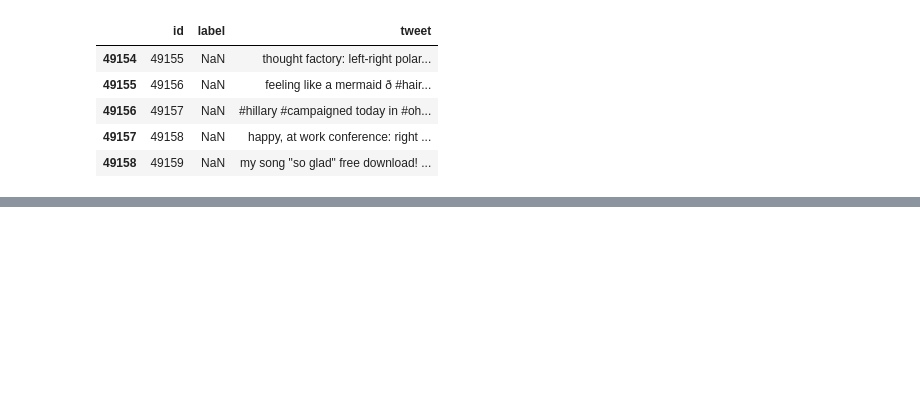
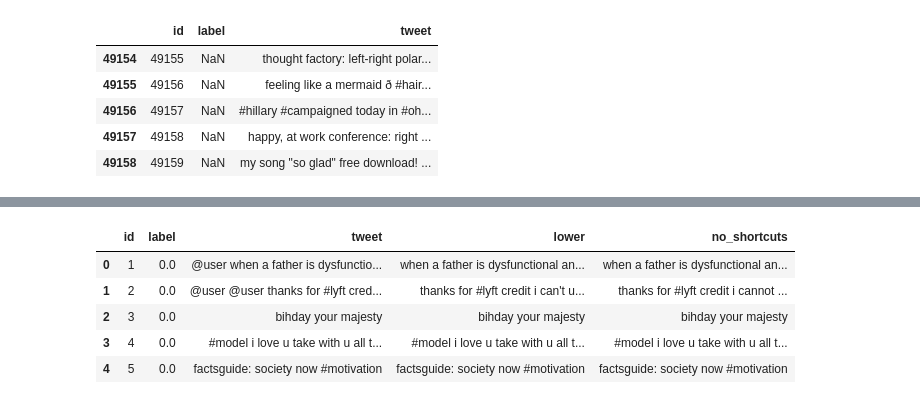
Before and after one commit to ArtemPrianikov/NLP, a Jupyter notebook: 01/hw_lesson_1.ipynb, the cells around one changed output, grey strips where cells are left out. Saved outputs shown, nothing was run; the diff lists cells and outputs as text; code cells hidden in the pictures; blank space fills up the shorter version.

```diff
--- a/01/hw_lesson_1.ipynb
+++ b/01/hw_lesson_1.ipynb
@@ -429,0 +426,13 @@ h.unescape(s)
+# %%
+# создаём функцию для замены сокращений: в ней мне удалось обойтись без использовани re,
+# что, возможно, увеличит скорость работы
+def replace_shortcuts(text, _dict):
+    _dict_keys = list(_dict.keys())
+    words = text.split()
+    for word in words:
+        real_word = ' '+word+' '
+        if word in _dict_keys:
+            new_word = ' '+_dict[word]+' '
+            text = text.replace(real_word, new_word)
+            #text = re.sub(real_word, new_word, text)
+    return text
@@ -429,0 +451,18 @@ h.unescape(s)
+# %%
+# сохраняем текст всех объектов в вектор
+text = combine_df['lower']
+# %%
+# создаём объект векторайзера
+vec_sh = np.vectorize(replace_shortcuts)
+# %%
+# во вновь созданный столбец помещаем преобразованный текст
+combine_df['no_shortcuts']=vec_sh(text, apostrophe_dict)
+# %%
+combine_df.head(5)
+# %% [output]
+|  | id | label | tweet | lower | no_shortcuts |
+| 0 | 1 | 0.0 | @user when a father is dysfunctio... | when a father is dysfunctional an... | when a father is dysfunctional an... |
+| 1 | 2 | 0.0 | @user @user thanks for #lyft cred... | thanks for #lyft credit i can't u... | thanks for #lyft credit i cannot ... |
+| 2 | 3 | 0.0 | bihday your majesty | bihday your majesty | bihday your majesty |
+| 3 | 4 | 0.0 | #model i love u take with u all t... | #model i love u take with u all t... | #model i love u take with u all t... |
+| 4 | 5 | 0.0 | factsguide: society now #motivation | factsguide: society now #motivation | factsguide: society now #motivation |
```
Also changed, not shown: parts of 117 cells of this notebook, 1 other file.
